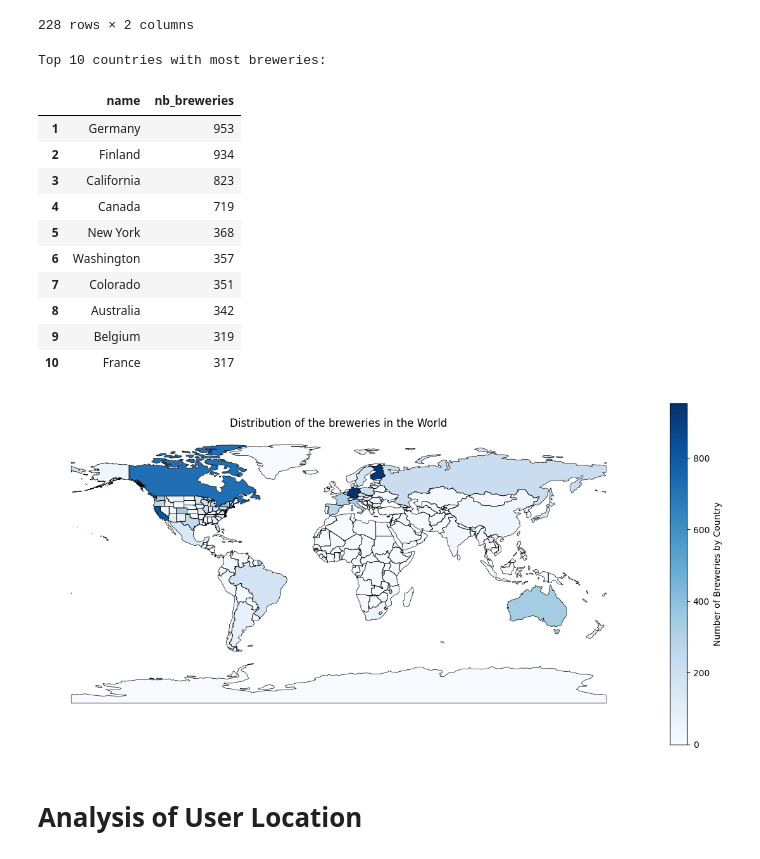
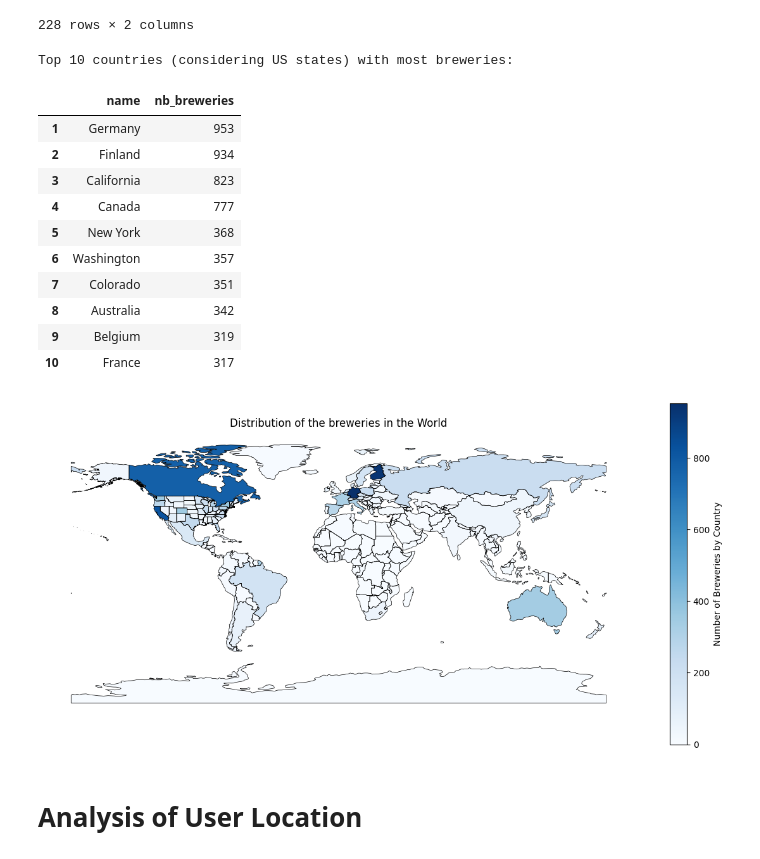
Before and after one commit to epfl-ada/ada-2023-project-todolegax, a Jupyter notebook: data_prepro_BA_Axel_Tom.ipynb, the cells around one changed output. Saved outputs shown, nothing was run; the diff lists cells and outputs as text; code cells hidden in the pictures.

```diff
--- a/data_prepro_BA_Axel_Tom.ipynb
+++ b/data_prepro_BA_Axel_Tom.ipynb
@@ -321,7 +322,7 @@ unique_loc = world['name'].unique()
 # Extract state name
 unique_state = us_states['NAME'].unique()
 # Create column for state in breweries df, will be used for USA
-breweries_loc['state'] = '-'
+breweries_loc['brewery_state'] = '-'
 
 # Loop through the 'brewery_location' column and replace values if needed
 for i, location in enumerate(breweries_loc['brewery_location']):
@@ -331,23 +332,22 @@ for i, location in enumerate(breweries_loc['brewery_location']):
         state = location
     closest_match_country = find_closest_match(location, unique_loc)
 
-    if closest_match_country and closest_match_country[0] != location:
+    if closest_match_country:
+
         if closest_match_country[0] == 'United States of America':
             breweries_loc.at[i, 'brewery_location'] = closest_match_country[0]
             # Find state
             #state = location.split(', ')[1]
             closest_match_state = find_closest_match(state, unique_state)
-            if closest_match_state and closest_match_state[0] != state:
-                breweries_loc.at[i, 'state'] = closest_match_state
+            if closest_match_state:
+                breweries_loc.at[i, 'brewery_state'] = closest_match_state[0]
             else:
-                breweries_loc.at[i, 'state'] = state
+                breweries_loc = breweries_loc.drop(index=i)
         else:
             # Replace the value in the DataFrame
             breweries_loc.at[i, 'brewery_location'] = closest_match_country[0]
-            breweries_loc.at[i, 'state'] = closest_match_country[0]
-
+            breweries_loc.at[i, 'brewery_state'] = closest_match_country[0]
     else:
-        breweries_loc.at[i, 'state'] = breweries_loc.at[i, 'brewery_location']
-
+        breweries_loc = breweries_loc.drop(index=i)
 display(breweries_loc)
 # %% [output]
@@ -416,42 +416,42 @@ display(world_with_US_states)
 228 rows × 2 columns
 # %%
 # Count the number of breweries in each country
-brewery_counts = breweries_loc['state'].value_counts().reset_index()
-brewery_counts.columns = ['state', 'nb_breweries']
+brewery_counts = breweries_loc['brewery_state'].value_counts().reset_index()
+brewery_counts.columns = ['brewery_state', 'nb_breweries']
 
 # Merge brewery counts with the world map data
-world_merge = world_with_US_states.merge(brewery_counts, how='left', left_on='name', right_on='state')
+world_merge = world_with_US_states.merge(brewery_counts, how='left', left_on='name', right_on='brewery_state')
 
 # Fill NaN values (countries without breweries) with 0
 world_merge['nb_breweries'].fillna(0, inplace=True)
-world_merge['state'].fillna('Unknown', inplace=True)
+world_merge['brewery_state'].fillna('Unknown', inplace=True)
 
 # Find top 10 countries
 top10 = world_merge.sort_values(by='nb_breweries', ascending=False).head(10)
 top10 = top10[['name','nb_breweries']]
 top10.index = np.linspace(1,10,10).astype(int)
 top10.nb_breweries = top10.nb_breweries.astype(int)
 print('Top 10 countries (considering US states) with most breweries:')
 display(top10)
 # Plot the choropleth map
 fig, ax = plt.subplots(1, 1, figsize=(15, 7))
 world_merge.boundary.plot(ax=ax, color='black', linewidth=0.5)
 world_merge.plot(column='nb_breweries', ax=ax, legend=True,
            legend_kwds={'label': "Number of Breweries by Country",
                         'orientation': "vertical"},
            cmap='Blues')
 
 # Remove the axis
 ax.set_title('Distribution of the breweries in the World')
 ax.set_axis_off()
 plt.show()
 # %% [output]
-Top 10 countries with most breweries:
+Top 10 countries (considering US states) with most breweries:
 |  | name | nb_breweries |
 | 1 | Germany | 953 |
 | 2 | Finland | 934 |
 | 3 | California | 823 |
-| 4 | Canada | 719 |
+| 4 | Canada | 777 |
 | 5 | New York | 368 |
 | 6 | Washington | 357 |
 | 7 | Colorado | 351 |
```
Also changed, not shown: parts of 18 cells of this notebook.
